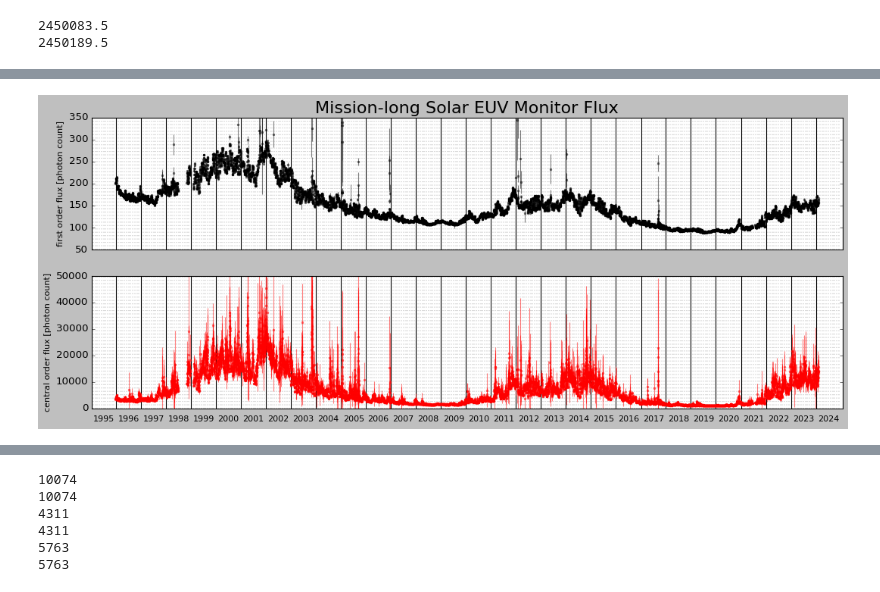
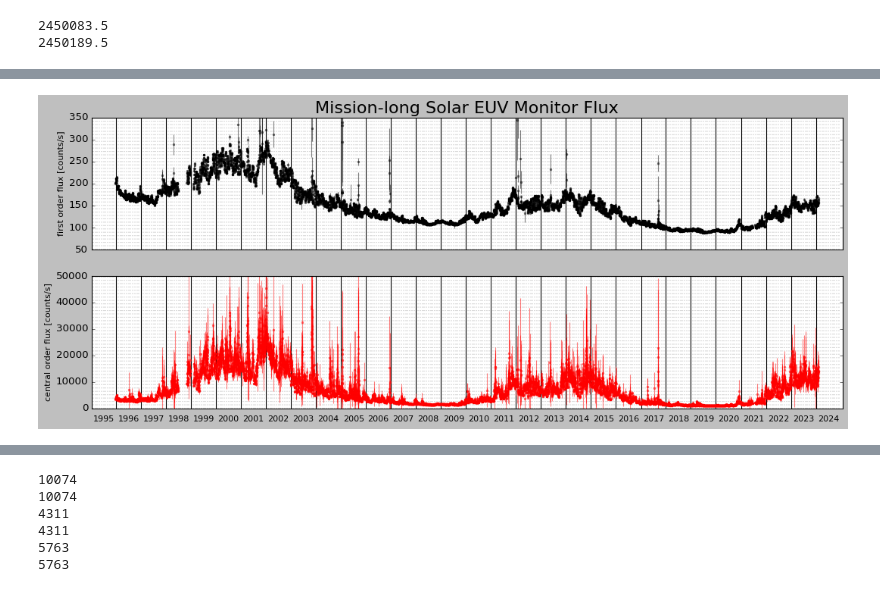
Before and after one commit to esandford/archivalSOHO, a Jupyter notebook: data/CELIAS-SEMlook.ipynb, the cells around one changed output, grey strips where cells are left out. Saved outputs shown, nothing was run; the diff lists cells and outputs as text; code cells hidden in the pictures.

```diff
--- a/data/CELIAS-SEMlook.ipynb
+++ b/data/CELIAS-SEMlook.ipynb
@@ -124,40 +126,38 @@ np.savetxt("./CELIAS-SEM/SEMDailyData.txt",SEMdata,fmt="%f", header="t_obs[JD] h
 # %%
-goodMask = SEMdata[:,2] > 0.
-
 fig, axes = plt.subplots(2,1,figsize=(16,6))
-axes[0].errorbar(SEMdata[:,0][goodMask], SEMdata[:,2][goodMask], yerr=SEMdata[:,3][goodMask], color='k',marker='.',ls='None',capsize=0,elinewidth=1,ms=5,alpha=0.5)
-axes[1].errorbar(SEMdata[:,0][goodMask], SEMdata[:,4][goodMask], yerr=SEMdata[:,5][goodMask], color='r',marker='.',ls='None',capsize=0,elinewidth=1,ms=5,alpha=0.5)
+axes[0].errorbar(SEMdata[:,0], SEMdata[:,2], yerr=SEMdata[:,3], color='k',marker='.',ls='None',capsize=0,elinewidth=1,ms=5,alpha=0.5)
+axes[1].errorbar(SEMdata[:,0], SEMdata[:,4], yerr=SEMdata[:,5], color='r',marker='.',ls='None',capsize=0,elinewidth=1,ms=5,alpha=0.5)
 
 for ax in axes:
     ax.set_xlim(SEMdata[0,0] - 350, SEMdata[-1,0] + 350)
     ax.set_xticks([])
     for y in range(1995, 2025):
         jan1 = str(y) + '-01-01T00:00:00.000Z'
         jan1 = astropy.time.Time(jan1).jd
         ax.axvline(jan1, color='k', ls='-', lw=1, zorder=1)
 
         for m in range(2,13):
             m1 = str(y) + '-' + str(m).zfill(2) + '-01T00:00:00.000Z'
             m1 = astropy.time.Time(m1).jd
             ax.axvline(m1, color='k', ls=':', lw=0.25, zorder=1)
 
 for y in range(1995, 2025):
     jan1 = str(y) + '-01-01T00:00:00.000Z'
     jan1 = astropy.time.Time(jan1).jd
     axes[1].text(jan1+25, -5000, str(y), zorder=4,fontsize=10)
 
 axes[0].set_ylim(50,350)
 axes[1].set_ylim(0.,50000)
-axes[0].set_ylabel('first order flux [photon count]',fontsize=10)
-axes[1].set_ylabel('central order flux [photon count]',fontsize=10)
+axes[0].set_ylabel('first order flux [counts/s]',fontsize=10)
+axes[1].set_ylabel('central order flux [counts/s]',fontsize=10)
 
 #ax.set_ylabel(r'EUV flux at SOHO distance'+'\n'+'[photons cm${^-2}$ s$^{-1}$]',fontsize=14)
 axes[0].set_title('Mission-long Solar EUV Monitor Flux',fontsize=20)
 
 #plt.show()
 plt.savefig("./SEM_missionlong.pdf",bbox_inches="tight")
 # %% [output]
-[figure, old version]
+[figure, new version]
 # %%
 # Compare SEM LC to VIRGO TSI LC
 # Start 16 April 1996, the date at which SoHO was "fully commissioned for operations" per science.nasa.gov/mission/soho
```
Also changed, not shown: parts of 2 cells of this notebook, 7 other files.
